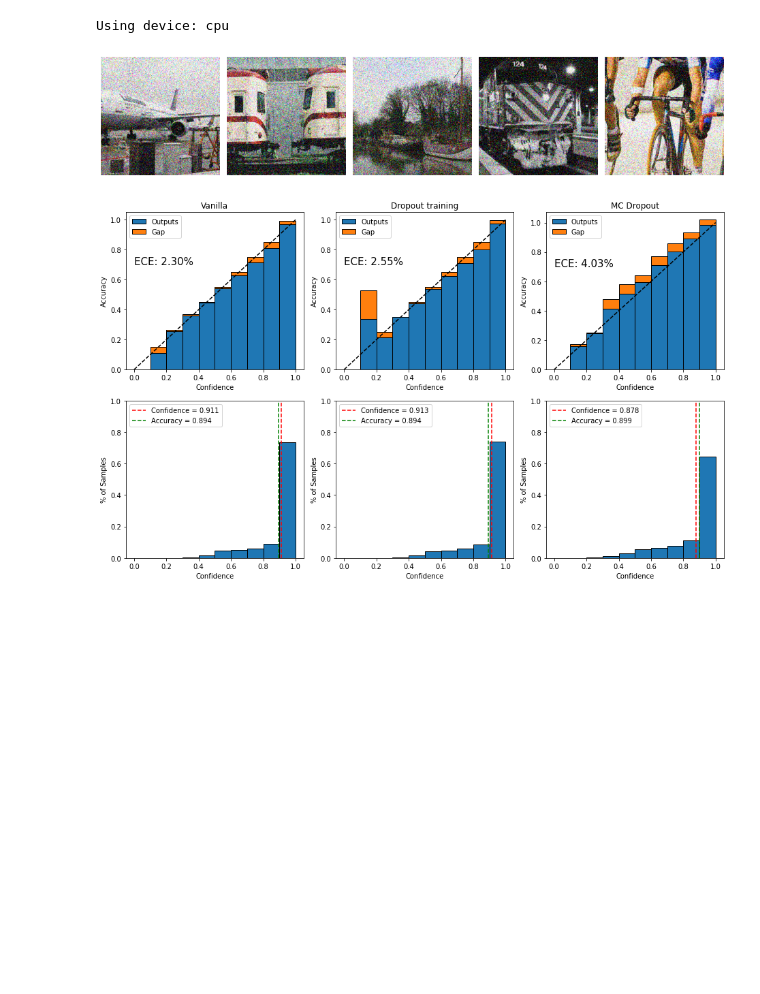
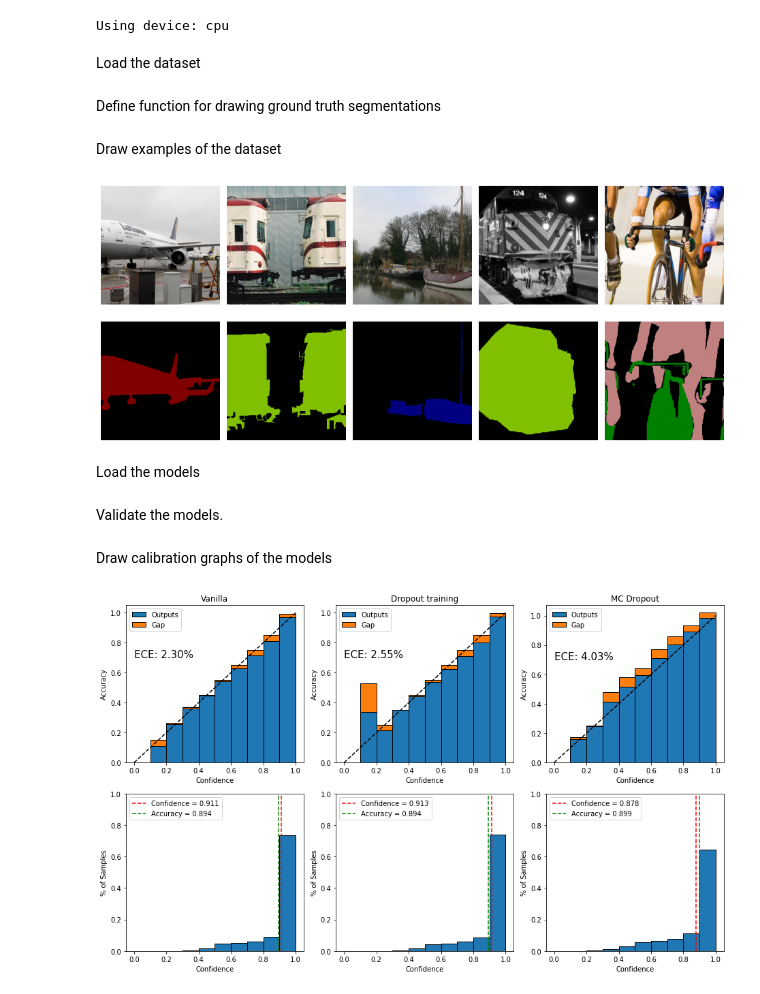
Before and after one commit to vlasakjiri/uncertainty-estimations, a Jupyter notebook: segmentation-voc.ipynb, the cells around one changed output. Drawn from its saved outputs; the diff is of its cells as text; code cells hidden in the pictures; blank space fills up the shorter version.

```diff
--- a/segmentation-voc.ipynb
+++ b/segmentation-voc.ipynb
@@ -22,9 +21,11 @@ device = torch.device('cuda' if torch.cuda.is_available() else 'cpu')
 print('Using device:', device)
 # %% [output]
 Using device: cpu
+# %% [markdown]
+Load the dataset
 # %%
 class VOCTransform(object):
-    """Convert ndarrays in sample to Tensors."""
+    """Converts area around object boundaries to background. (It is a special class by default)"""
 
     def __call__(self, labels):
         labels = (labels * 255).squeeze(0).to(torch.long)
@@ -37,7 +38,7 @@ transforms_normalized = torchvision.transforms.Compose([
     torchvision.transforms.Resize(256),
     torchvision.transforms.CenterCrop(224),
     torchvision.transforms.ToTensor(),
-    torchvision.transforms.Normalize(
+    torchvision.transforms.Normalize( # dont use normalization if you want to draw the data
         mean=[0.485, 0.456, 0.406], std=[0.229, 0.224, 0.225])
 ])
 
@@ -50,7 +51,11 @@ target_transforms = torchvision.transforms.Compose([
 
 
 data_train = torchvision.datasets.VOCSegmentation(
-    root="VOC", download=True, image_set="train", transform=transforms_normalized, target_transform=target_transforms)
+    root="VOC",
+    # download=True, # Comment this out after the first time
+    image_set="train",
+    transform=transforms_normalized,
+    target_transform=target_transforms)
 data_loader_train = torch.utils.data.DataLoader(data_train,
                                           batch_size=16,
                                           shuffle=False)
@@ -58,13 +63,19 @@ data_loader_train = torch.utils.data.DataLoader(data_train,
 
 
 data_test = torchvision.datasets.VOCSegmentation(
-    root="VOC", download=True, image_set="val", transform=transforms_normalized, target_transform=target_transforms)
+    root="VOC",
+    #  download=True,
+     image_set="val",
+     transform=transforms_normalized,
+      target_transform=target_transforms)
 data_loader_test = torch.utils.data.DataLoader(data_test,
                                           batch_size=16,
                                           shuffle=False)
 
 dataset_sizes = {"train": len(data_train), "val": len(data_test)}
 data_loaders = {"train": data_loader_train, "val": data_loader_test}
+# %% [markdown]
+Define function for drawing ground truth segmentations
 # %%
 VOC_CLASSES = [
     "background",
@@ -113,16 +124,20 @@ def decode_segmap(image, nc=21):
         b[idx] = label_colors[l, 2]
     rgb = np.stack([r, g, b], axis=2)
     return rgb
+# %% [markdown]
+Draw examples of the dataset
 # %%
 num = 5
-fig, axs = plt.subplots(1, num, figsize=(13,6), squeeze=False)
+fig, axs = plt.subplots(2, num, figsize=(13,6), squeeze=False)
 for i in range(num):
     axs[0][i].imshow(data_test[i][0].permute((1,2,0)))
     axs[0][i].axis("off")
     axs[1][i].imshow(decode_segmap(data_test[i][1]))
     axs[1][i].axis("off")
 plt.tight_layout()
 # plt.savefig("figures/voc-segmentation-examples-noise0.2.pdf")
 # %% [output]
-[figure, old version]
+[figure, new version]
+# %% [markdown]
+Load the models
 # %%
@@ -130,4 +148,6 @@ model = torch.load("checkpoints/deeplab_resnet_finetune_no_dropout.pt", map_loca
 # model_dropout = torch.load("checkpoints/deeplab_resnet_finetune.pt").to(device)
+# %% [markdown]
+Validate the models.
 # %%
 from tqdm import tqdm
 from typing import OrderedDict
@@ -178,4 +199,6 @@ progress = run_validation(
 # progress_dropout = run_validation(
 #     model_dropout, data_loader_test, utils.metrics.Progress(), device, mc_dropout_iters=20)
+# %% [markdown]
+Draw calibration graphs of the models
 # %%
 utils.visualisations.calibration_graph([
```
Also changed, not shown: parts of 10 cells of this notebook, 5 other files.
